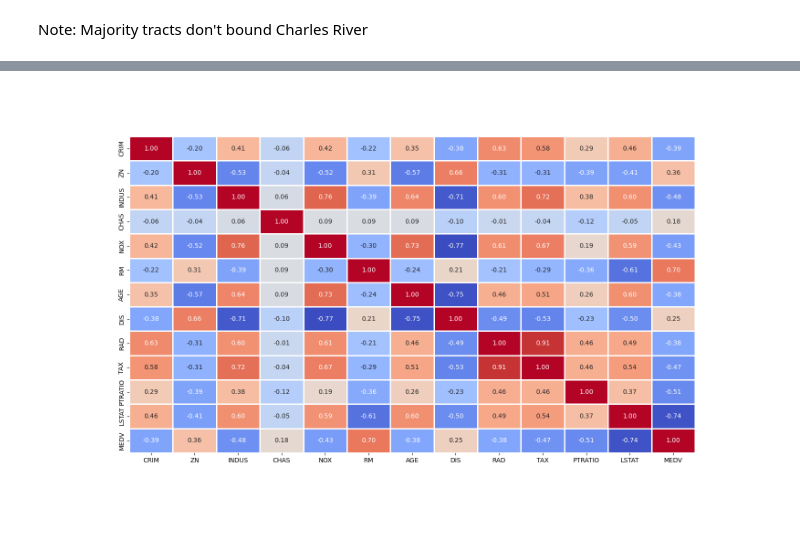
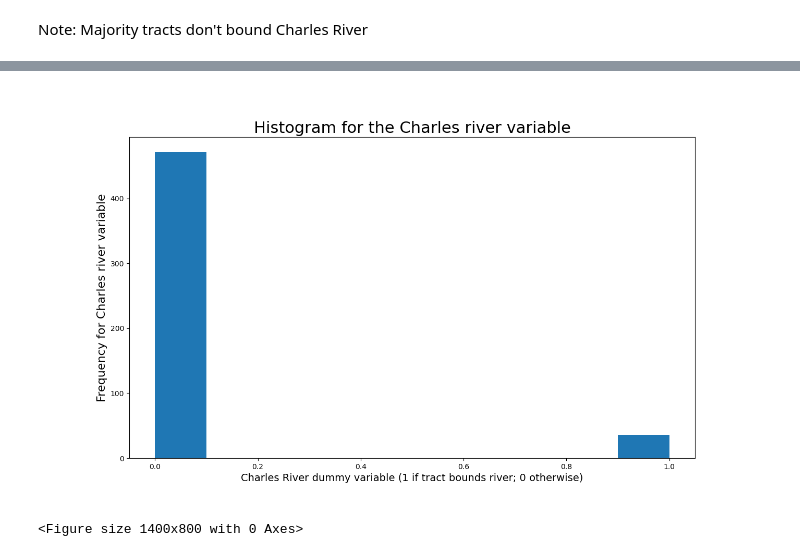
Before and after one commit to VIGHNESH1521/testrepo, a Jupyter notebook: Templates_Optional_Peer_Graded_Assignment.jupyterlite.ipynb, the cells around one changed output, grey strips where cells are left out. Drawn from its saved outputs; the diff is of its cells as text; code cells hidden in the pictures; blank space fills up the shorter version.

```diff
--- a/Templates_Optional_Peer_Graded_Assignment.jupyterlite.ipynb
+++ b/Templates_Optional_Peer_Graded_Assignment.jupyterlite.ipynb
@@ -149,8 +125,0 @@ Note: Outliers after third quartile.
-# %%
-#Provide a boxplot for the MEDV variable vs the AGE variable.
-#(Discretize the age variable into three groups of 35 years and younger,
-#between 35 and 70 years and 70 years and older)
-
-boston_df.loc[(boston_df["AGE"] <= 35),'age_group'] = '35 years and younger'
-boston_df.loc[(boston_df["AGE"] > 35) & (boston_df["AGE"]<70),'age_group'] = 'between 35 and 70 years'
-boston_df.loc[(boston_df["AGE"] >= 70),'age_group'] = '70 years and older'
@@ -287,4 +125,0 @@ Name: AGE, Length: 356, dtype: int64
-# %%
-boston_df.loc[(boston_df["AGE"] <= 35),'age_group'] = '35 years and younger'
-boston_df.loc[(boston_df["AGE"] > 35) & (boston_df["AGE"]<70),'age_group'] = 'between 35 and 70 years'
-boston_df.loc[(boston_df["AGE"] >= 70),'age_group'] = '70 years and older'
@@ -408,6 +126,13 @@ boston_df.corr()
-# %%
-pyplot.figure(figsize=(16,9))
-sns.heatmap(boston_df.corr(),cmap="coolwarm",annot=True,fmt='.2f',linewidths=2, cbar=False)
-pyplot.show()
-# %% [output]
-[figure, removed]
+# %%
+get_ipython().run_line_magic('matplotlib', 'inline')
+
+plt.figure(figsize = (14,8))
+plt.hist("CHAS", data = boston_df)
+plt.title("Histogram for the Charles river variable", fontsize = 22)
+plt.xlabel("Charles River dummy variable (1 if tract bounds river; 0 otherwise)", fontsize = 14)
+plt.ylabel("Frequency for Charles river variable", fontsize = 16)
+
+plt.show()
+# %% [output]
+[figure, added]
+<Figure size 1400x800 with 0 Axes>
```
Also changed, not shown: parts of 61 cells of this notebook.
